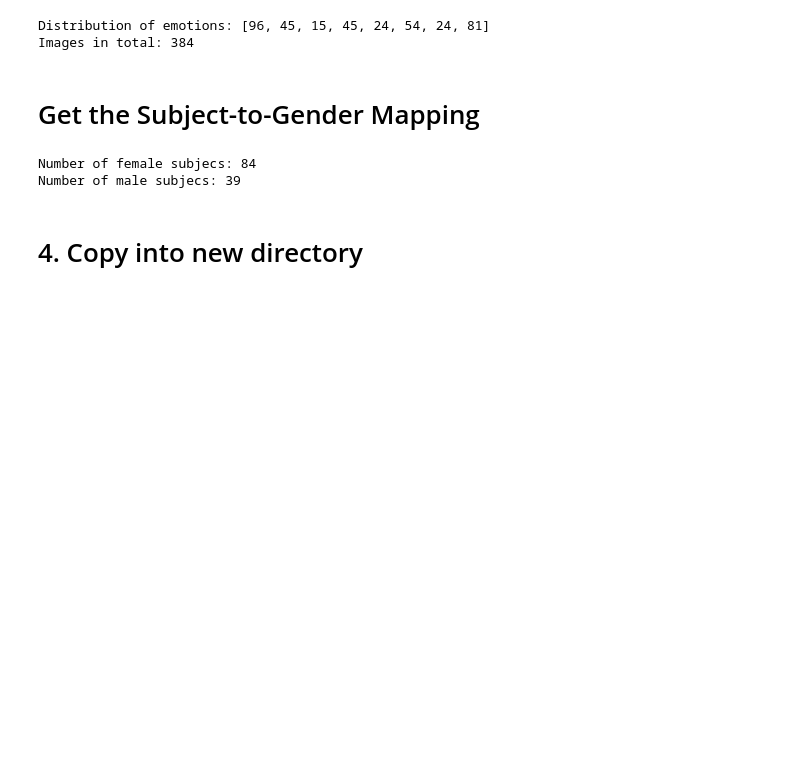
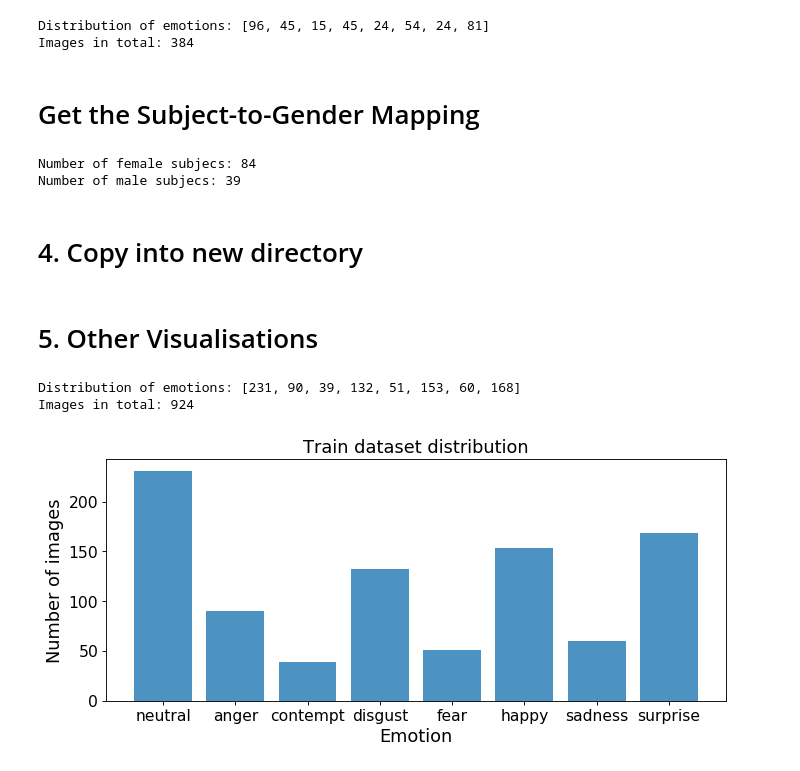
Before and after one commit to samuilstoychev/model-compression-fer, a Jupyter notebook: CKPlusPreprocessing.ipynb, the cells around one changed output. Cells and saved outputs as stored; diff of their text form; code cells hidden in the pictures; blank space fills up the shorter version.

```diff
--- a/CKPlusPreprocessing.ipynb
+++ b/CKPlusPreprocessing.ipynb
@@ -151,3 +151,25 @@ for emotion_index in range(8):
     for img_address in test[emotion_index]:
         filename = img_address.split("/")[-1]
         copyfile(img_address, test_folder + add_gender(filename))
+# %% [markdown]
+# 5. Other Visualisations
+# %%
+dist = [len(listdir("/Users/samuilstoychev/ckplus_cross_subject/train/class_" + str(i))) for i in range(8)]
+
+y_pos = np.arange(len(EMOTIONS))
+plt.figure(figsize=(10,4), dpi=80)
+
+plt.bar(y_pos, dist, align='center', alpha=0.8)
+plt.xticks(y_pos, EMOTIONS)
+plt.tick_params(labelsize=14)
+plt.xlabel("Emotion", size=16)
+plt.ylabel("Number of images", size=16)
+
+plt.title("Train dataset distribution", size=16)
+plt.savefig("figures/train_dist.svg")
+print("Distribution of emotions:", dist)
+print("Images in total:", sum(dist))
+# %% [output]
+Distribution of emotions: [231, 90, 39, 132, 51, 153, 60, 168]
+Images in total: 924
+[figure, added]
```
Also changed, not shown: parts of 1 cell of this notebook, 15 other files.
